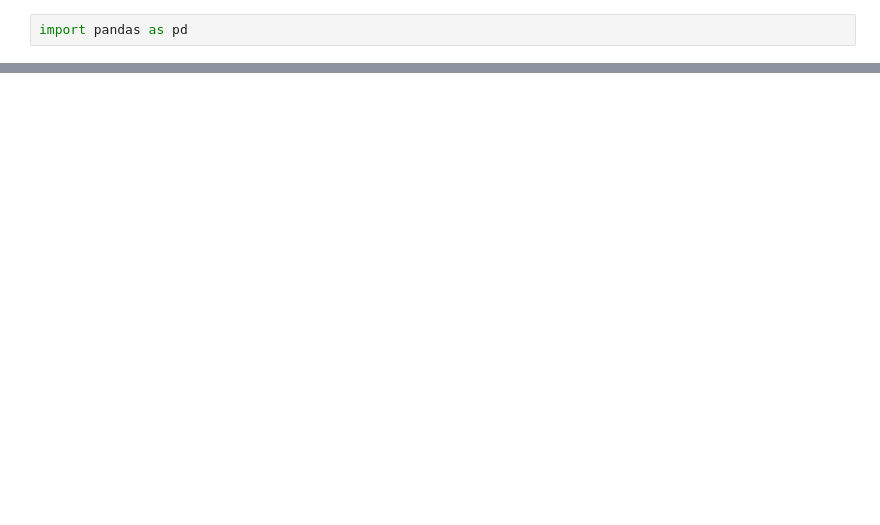
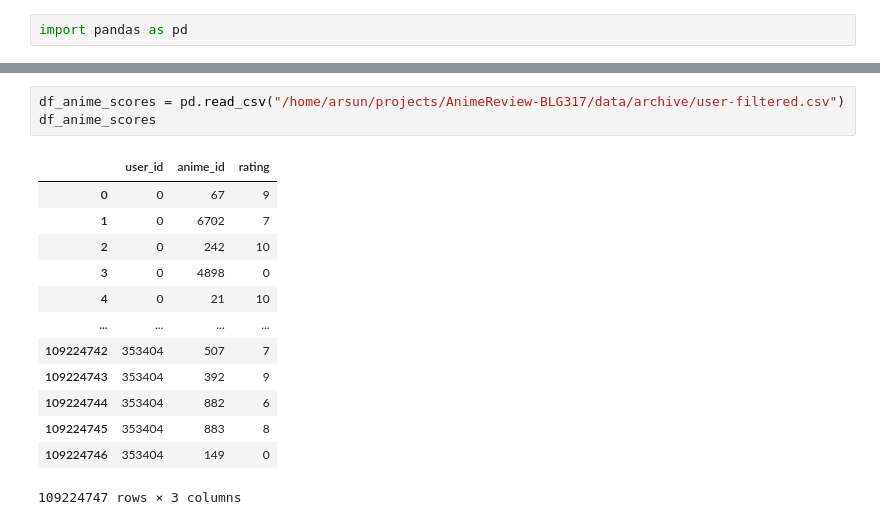
Before and after one commit to Mfaytinn/AnimeReview-BLG317, a Jupyter notebook: scripts/data_loader.ipynb, the cells around one changed output, grey strips where cells are left out. Drawn from its saved outputs; the diff is of its cells as text; blank space fills up the shorter version.

```diff
--- a/scripts/data_loader.ipynb
+++ b/scripts/data_loader.ipynb
@@ -207,0 +96,17 @@ df_genres.to_csv("/home/arsun/projects/AnimeReview-BLG317/data/processed/8anime_
+# %%
+df_anime_scores = pd.read_csv("/home/arsun/projects/AnimeReview-BLG317/data/archive/user-filtered.csv")
+df_anime_scores
+# %% [output]
+|  | user_id | anime_id | rating |
+| 0 | 0 | 67 | 9 |
+| 1 | 0 | 6702 | 7 |
+| 2 | 0 | 242 | 10 |
+| 3 | 0 | 4898 | 0 |
+| 4 | 0 | 21 | 10 |
+| ... | ... | ... | ... |
+| 109224742 | 353404 | 507 | 7 |
+| 109224743 | 353404 | 392 | 9 |
+| 109224744 | 353404 | 882 | 6 |
+| 109224745 | 353404 | 883 | 8 |
+| 109224746 | 353404 | 149 | 0 |
+109224747 rows × 3 columns
```
Also changed, not shown: parts of 43 cells of this notebook.
